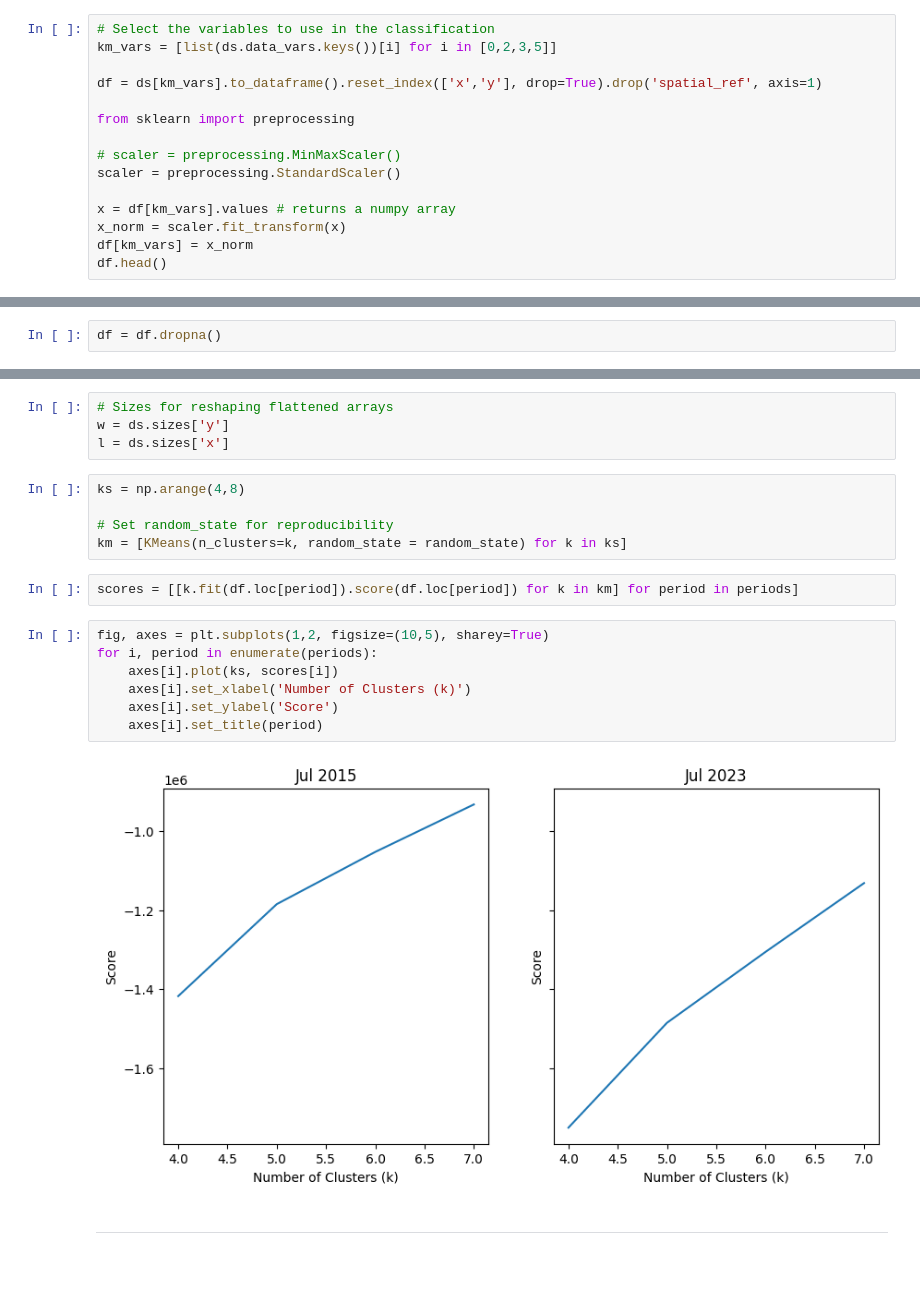
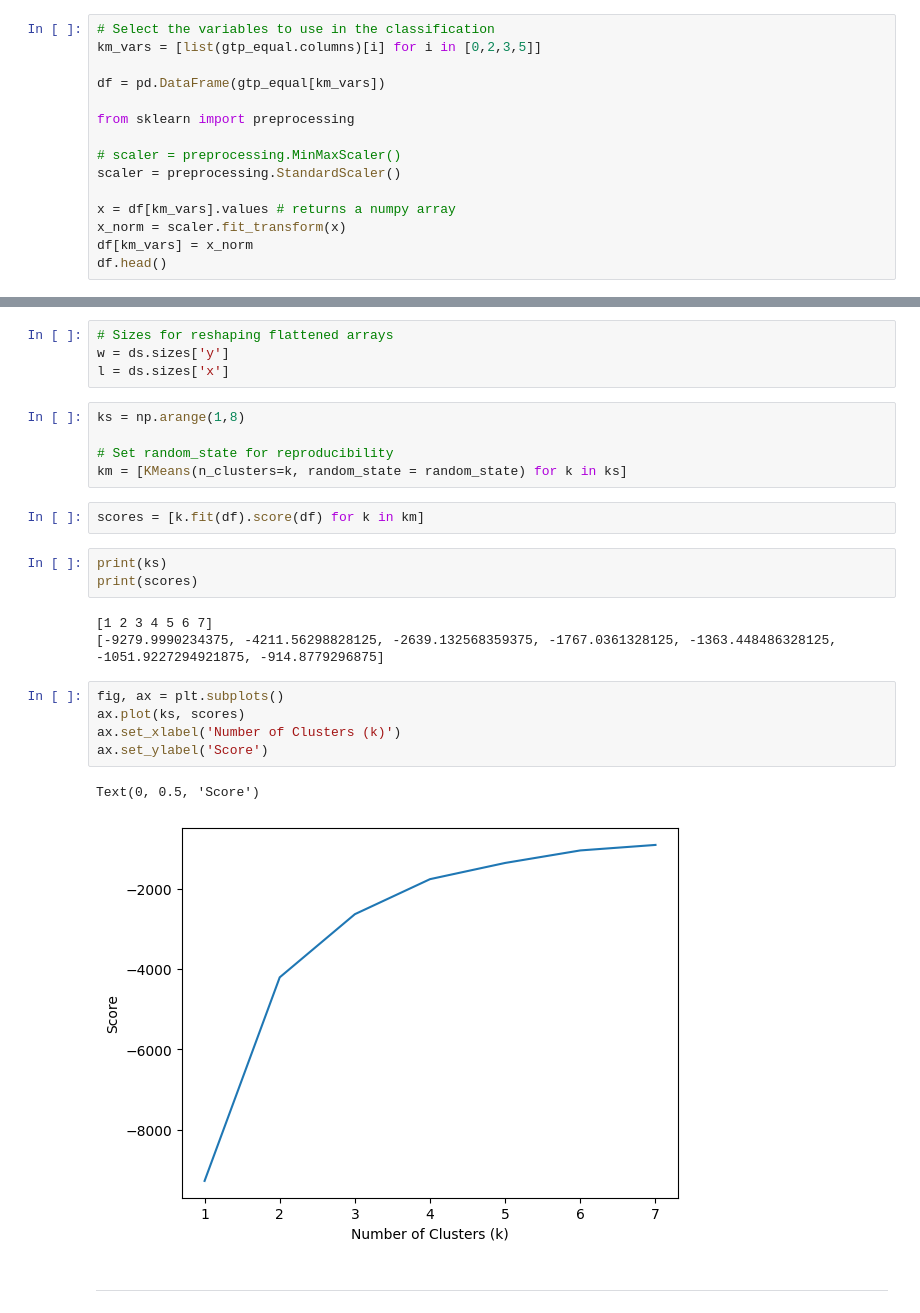
Before and after one commit to mjdear68/Traprock_KBA_Change_Detection, a Jupyter notebook: nbk/class_data_prep.ipynb, the cells around one changed output, grey strips where cells are left out. Cells and saved outputs as stored; diff of their text form; blank space fills up the shorter version.

```diff
--- a/nbk/class_data_prep.ipynb
+++ b/nbk/class_data_prep.ipynb
@@ -253,8 +329,8 @@ list(ds.data_vars.keys())
 # %%
 # Select the variables to use in the classification
-km_vars = [list(ds.data_vars.keys())[i] for i in [0,2,3,5]]
+km_vars = [list(gtp_equal.columns)[i] for i in [0,2,3,5]]
 
-df = ds[km_vars].to_dataframe().reset_index(['x','y'], drop=True).drop('spatial_ref', axis=1)
+df = pd.DataFrame(gtp_equal[km_vars])
 
 from sklearn import preprocessing
 
@@ -286,5 +351,3 @@ dtype: int64
-# %%
-df = df.dropna()
 # %% [markdown]
 #### Determine best K
 See https://stackoverflow.com/questions/41540751/sklearn-kmeans-equivalent-of-elbow-method
@@ -302,21 +365,26 @@ Frozen({'y': 1518, 'x': 1204, 'period': 2})
 w = ds.sizes['y']
 l = ds.sizes['x']
 # %%
-ks = np.arange(4,8)
+ks = np.arange(1,8)
 
 # Set random_state for reproducibility
 km = [KMeans(n_clusters=k, random_state = random_state) for k in ks]
 # %%
-scores = [[k.fit(df.loc[period]).score(df.loc[period]) for k in km] for period in periods]
+scores = [k.fit(df).score(df) for k in km]
+# %%
+print(ks)
+print(scores)
+# %% [output]
+[1 2 3 4 5 6 7]
+[-9279.9990234375, -4211.56298828125, -2639.132568359375, -1767.0361328125, -1363.448486328125, -1051.9227294921875, -914.8779296875]
 # %%
-fig, axes = plt.subplots(1,2, figsize=(10,5), sharey=True)
-for i, period in enumerate(periods):
-    axes[i].plot(ks, scores[i])
-    axes[i].set_xlabel('Number of Clusters (k)')
-    axes[i].set_ylabel('Score')
-    axes[i].set_title(period)
+fig, ax = plt.subplots()
+ax.plot(ks, scores)
+ax.set_xlabel('Number of Clusters (k)')
+ax.set_ylabel('Score')
 # %% [output]
+Text(0, 0.5, 'Score')
-[figure, old version]
+[figure, new version]
 # %% [markdown]
 ----
 # %% [markdown]
```
Also changed, not shown: parts of 21 cells of this notebook, 3 other files.
